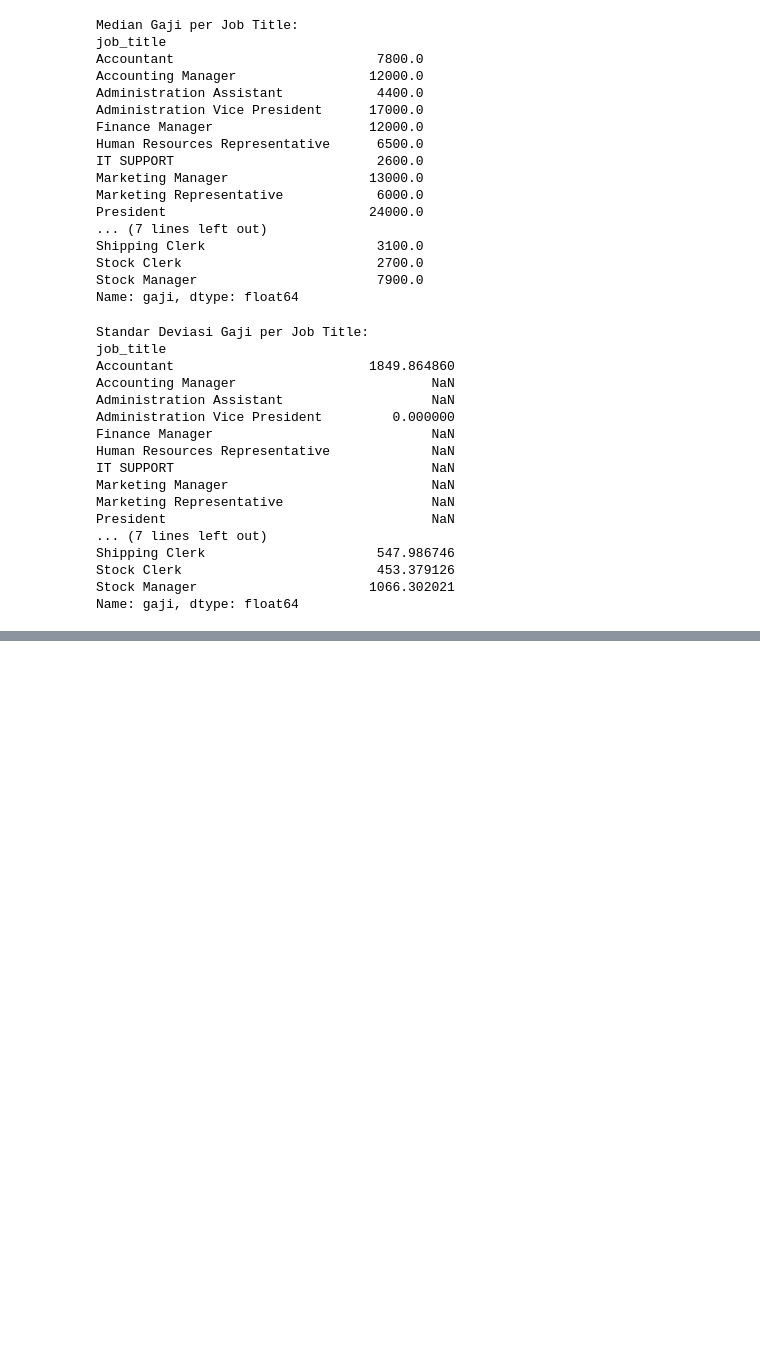
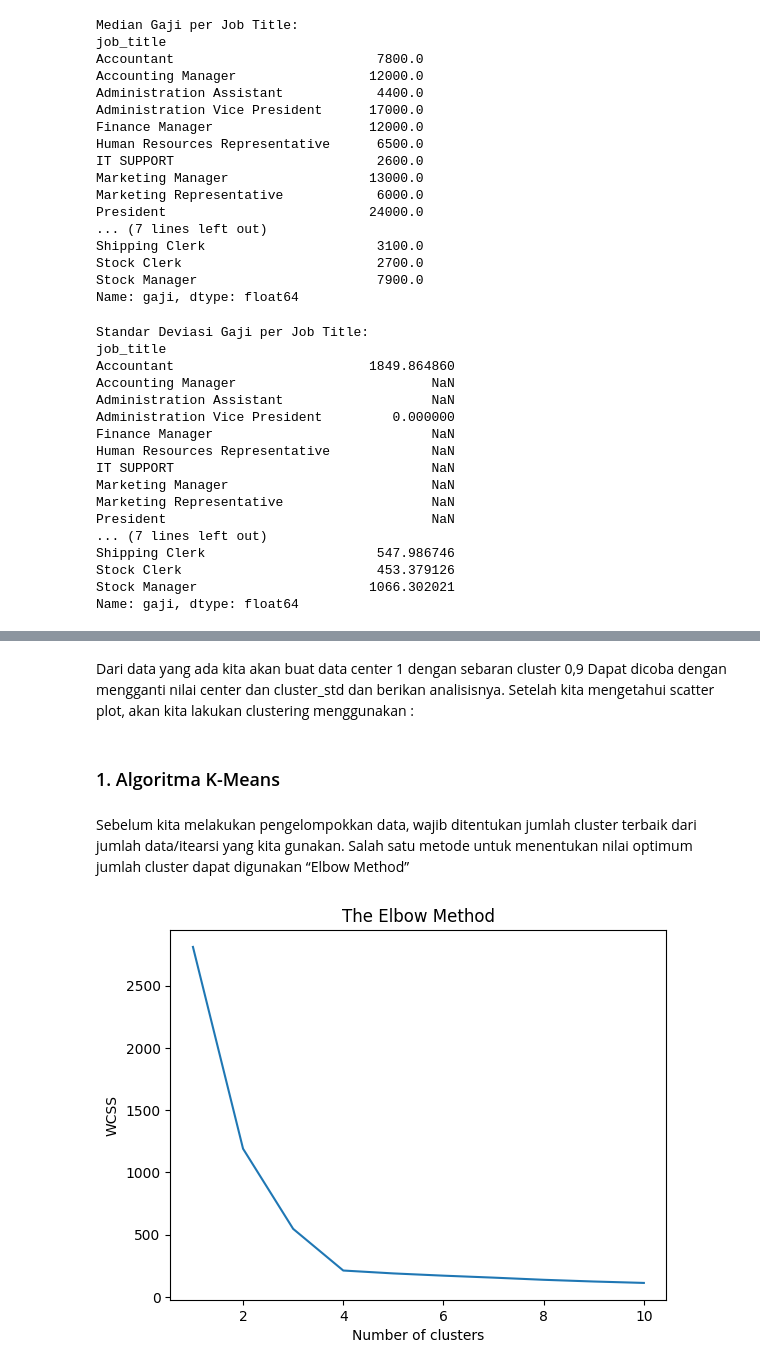
Before and after one commit to kristoowae/Portofolio-Google_Notebook, a Jupyter notebook: PRAKBDA.ipynb, the cells around one changed output, grey strips where cells are left out. Cells and saved outputs as stored; diff of their text form; code cells hidden in the pictures; blank space fills up the shorter version.

```diff
--- a/PRAKBDA.ipynb
+++ b/PRAKBDA.ipynb
@@ -1565,0 +1595,21 @@ Name: gaji, dtype: float64
+# %% [markdown]
+Dari data yang ada kita akan buat data center 1 dengan sebaran cluster 0,9
+Dapat dicoba dengan mengganti nilai center dan cluster_std dan berikan analisisnya.
+Setelah kita mengetahui scatter plot, akan kita lakukan clustering menggunakan :
+# %% [markdown]
+### 1.	Algoritma K-Means
+# %% [markdown]
+Sebelum kita melakukan pengelompokkan data, wajib ditentukan jumlah cluster terbaik dari jumlah data/itearsi yang kita gunakan. Salah satu metode untuk menentukan nilai optimum jumlah cluster dapat digunakan “Elbow Method”
+# %%
+wcss = []
+for i in range(1, 11):
+    kmeans = KMeans(n_clusters = i, init = 'k-means++', max_iter = 300, n_init = 10, random_state = 0)
+    kmeans.fit(X)
+    wcss.append(kmeans.inertia_)
+plt.plot(range(1, 11), wcss)
+plt.title('The Elbow Method')
+plt.xlabel('Number of clusters')
+plt.ylabel('WCSS')
+plt.show()
+# %% [output]
+[figure, added]
```
Also changed, not shown: parts of 28 cells of this notebook.
